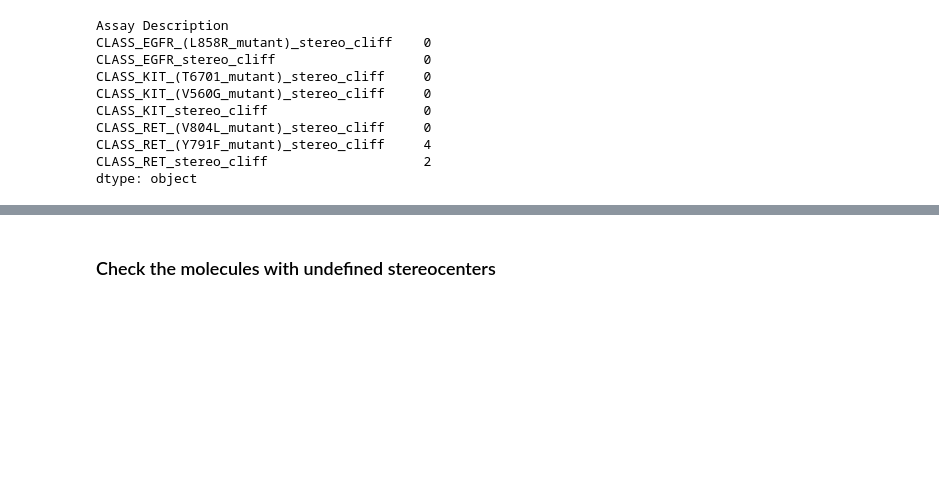
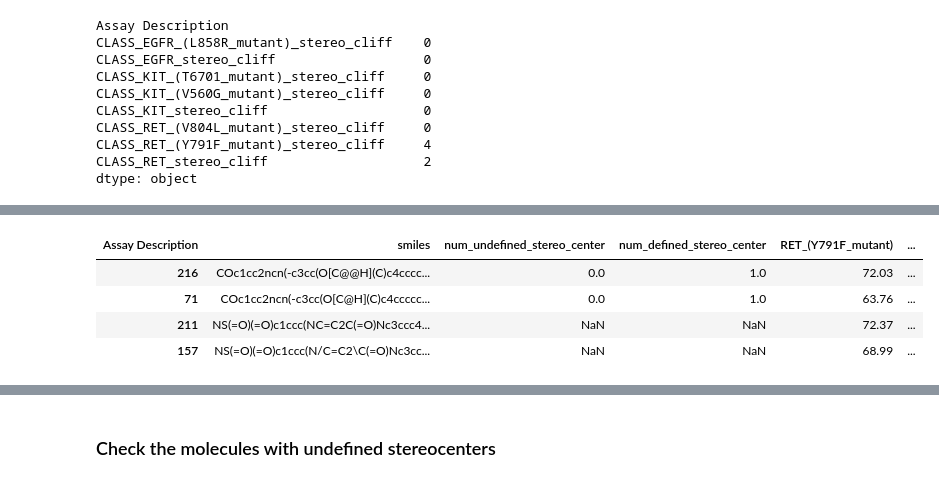
Before and after one commit to polaris-hub/polaris-recipes, a Jupyter notebook: 03_Kinases/PKIS1/01_pkis1_kinase_data_curation.ipynb, the cells around one changed output, grey strips where cells are left out. Cells and saved outputs as stored; diff of their text form; code cells hidden in the pictures; blank space fills up the shorter version.

```diff
--- a/03_Kinases/PKIS1/01_pkis1_kinase_data_curation.ipynb
+++ b/03_Kinases/PKIS1/01_pkis1_kinase_data_curation.ipynb
@@ -161,8 +174,10 @@ CLASS_RET_(Y791F_mutant)_stereo_cliff     4
 CLASS_RET_stereo_cliff                    2
 dtype: object
 # %%
-from polaris.curation.viz_utils import *
+from polaris.curation.viz_utils import verify_stereoisomers
+
 figs = verify_stereoisomers(dataset=df_full, data_cols=data_cols)
-for fig in figs:
+for col, (fig, df) in figs.items():
     display(fig)
+    display(df)
 # %% [output]
@@ -170,0 +199,5 @@ for fig in figs:
+| Assay Description | smiles | num_undefined_stereo_center | num_defined_stereo_center | RET_(Y791F_mutant) | ... |
+| 216 | COc1cc2ncn(-c3cc(O[C@@H](C)c4cccc... | 0.0 | 1.0 | 72.03 | ... |
+| 71 | COc1cc2ncn(-c3cc(O[C@H](C)c4ccccc... | 0.0 | 1.0 | 63.76 | ... |
+| 211 | NS(=O)(=O)c1ccc(NC=C2C(=O)Nc3ccc4... | NaN | NaN | 72.37 | ... |
+| 157 | NS(=O)(=O)c1ccc(N/C=C2\C(=O)Nc3cc... | NaN | NaN | 68.99 | ... |
```
Also changed, not shown: parts of 17 cells of this notebook, 18 other files.
